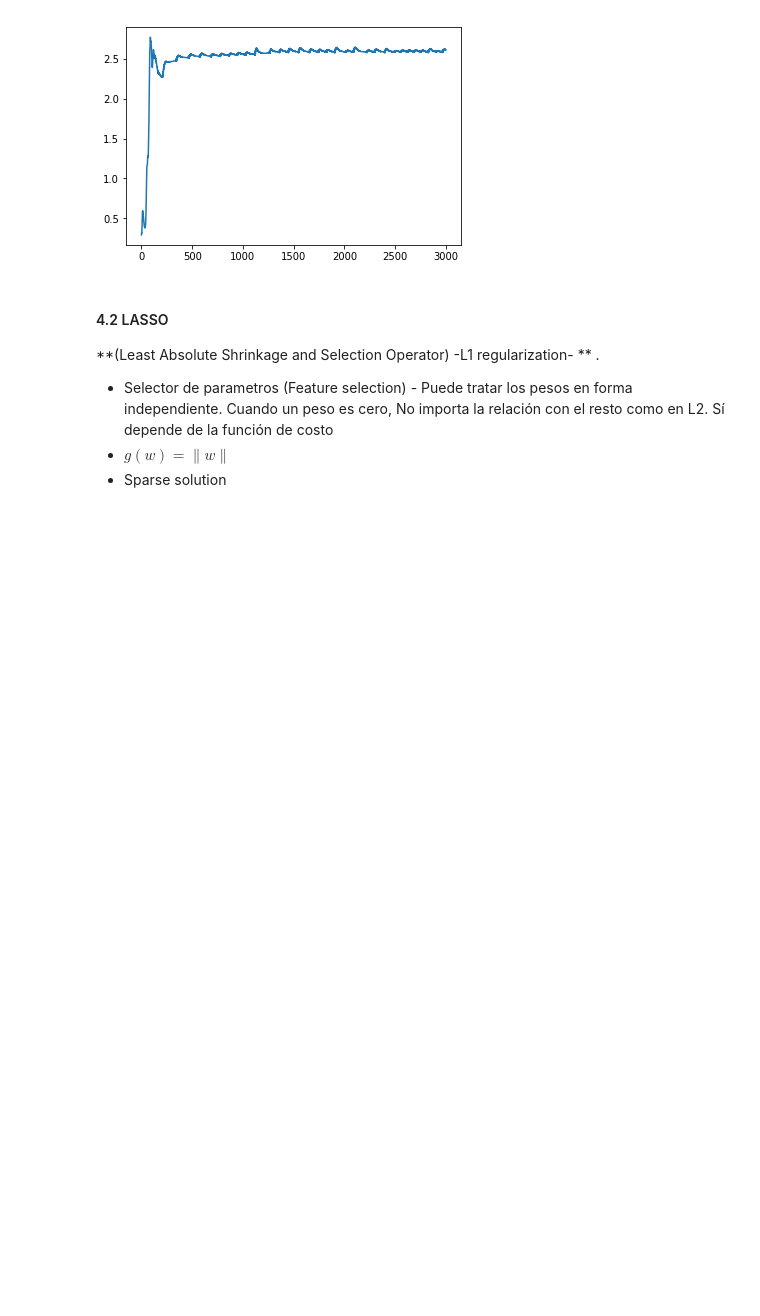
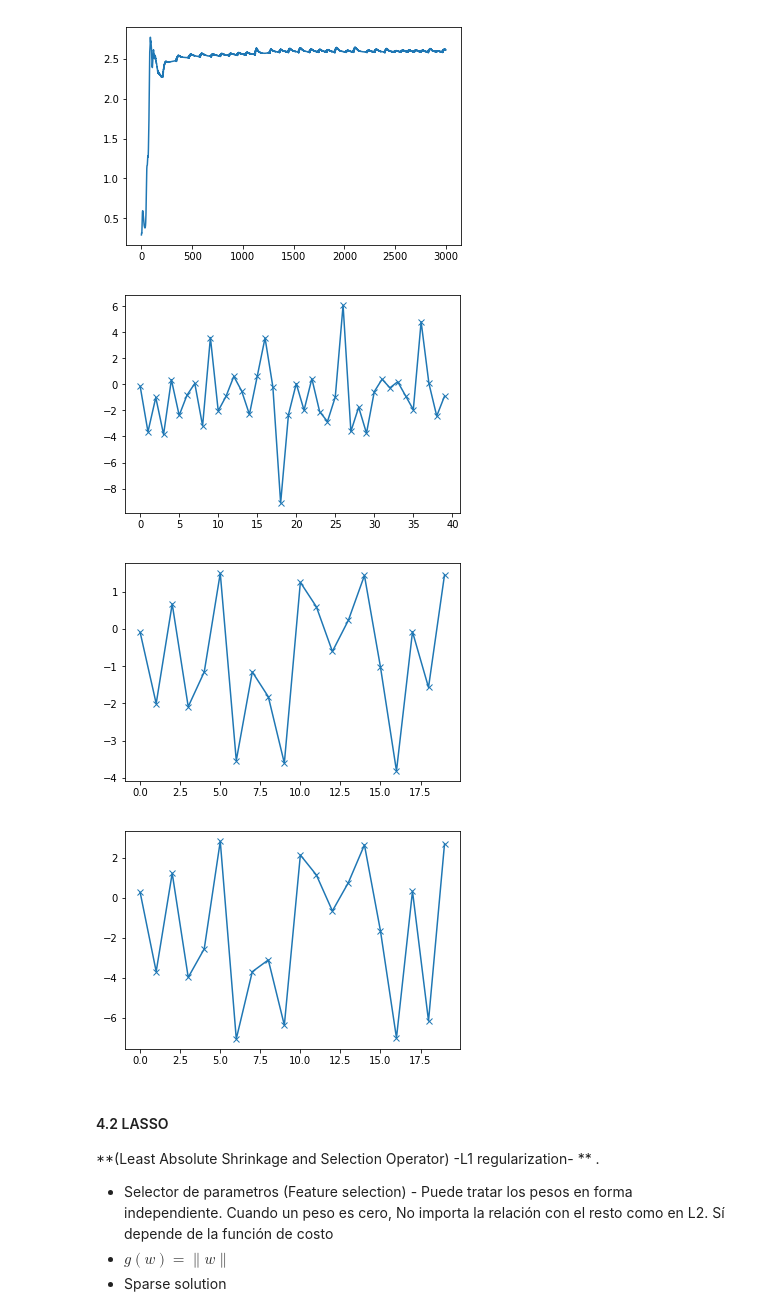
Before and after one commit to lab-ml-itba/4-Regularizacion, a Jupyter notebook: 0-Regularizacion-Teoria.ipynb, the cells around one changed output. Cells and saved outputs as stored; diff of their text form; code cells hidden in the pictures; blank space fills up the shorter version.

```diff
--- a/0-Regularizacion-Teoria.ipynb
+++ b/0-Regularizacion-Teoria.ipynb
@@ -659,6 +668,17 @@ plt.plot(get_weights_array(plot_losses_reg.weights))
 plt.show()
 # %% [output]
 [figure]
+# %%
+plt.plot(plot_losses_reg.weights[-1][0].reshape(-1,1), marker = 'x')
+plt.show()
+plt.plot(plot_losses_reg.weights[-1][1].reshape(-1,1), marker = 'x')
+plt.show()
+plt.plot(plot_losses_reg.weights[-1][2].reshape(-1,1), marker = 'x')
+plt.show()
+# %% [output]
+[figure, added]
+[figure, added]
+[figure, added]
 # %% [markdown]
 #### 4.2 LASSO
 **(Least Absolute Shrinkage and Selection Operator) -L1 regularization- ** .
```
Also changed, not shown: parts of 11 cells of this notebook.
